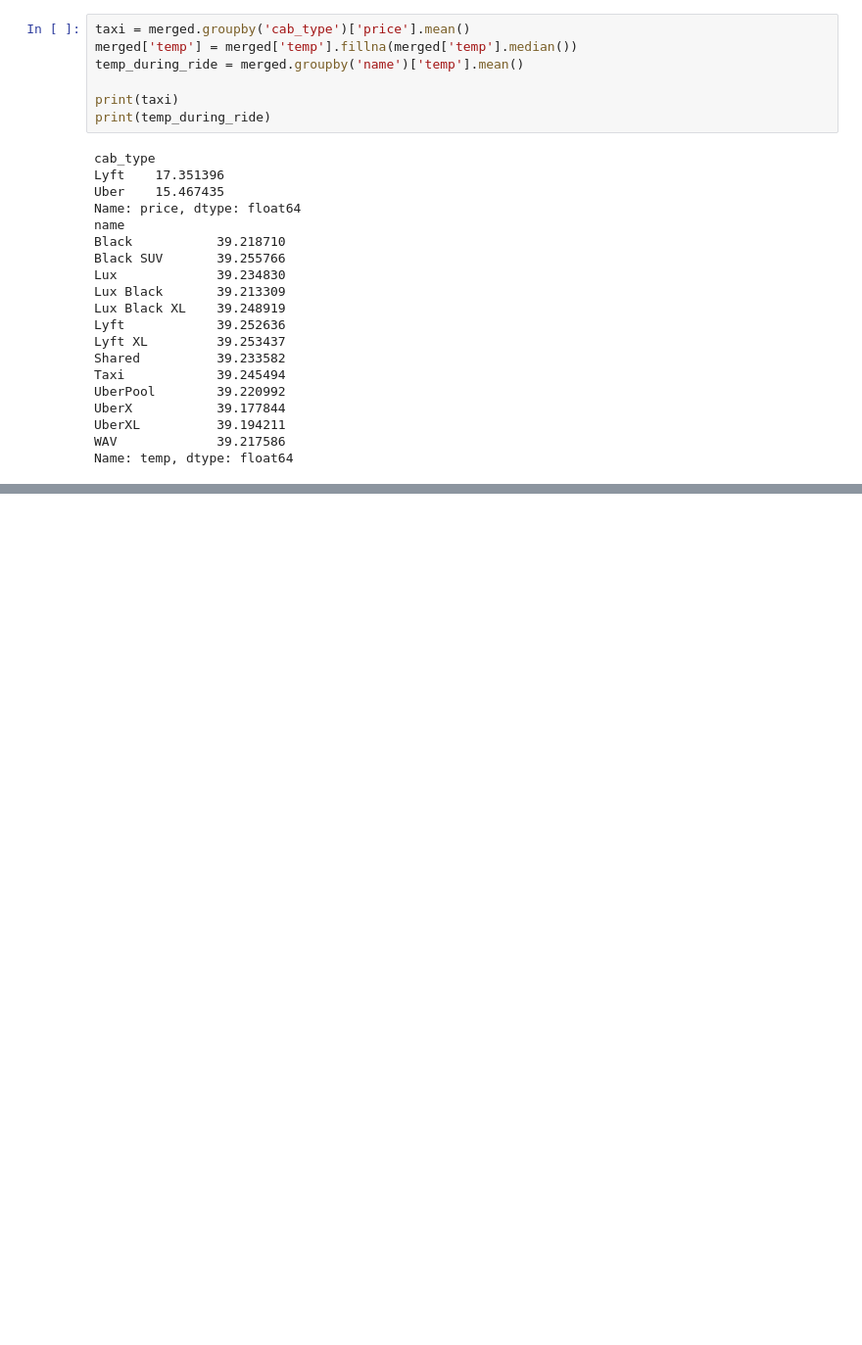
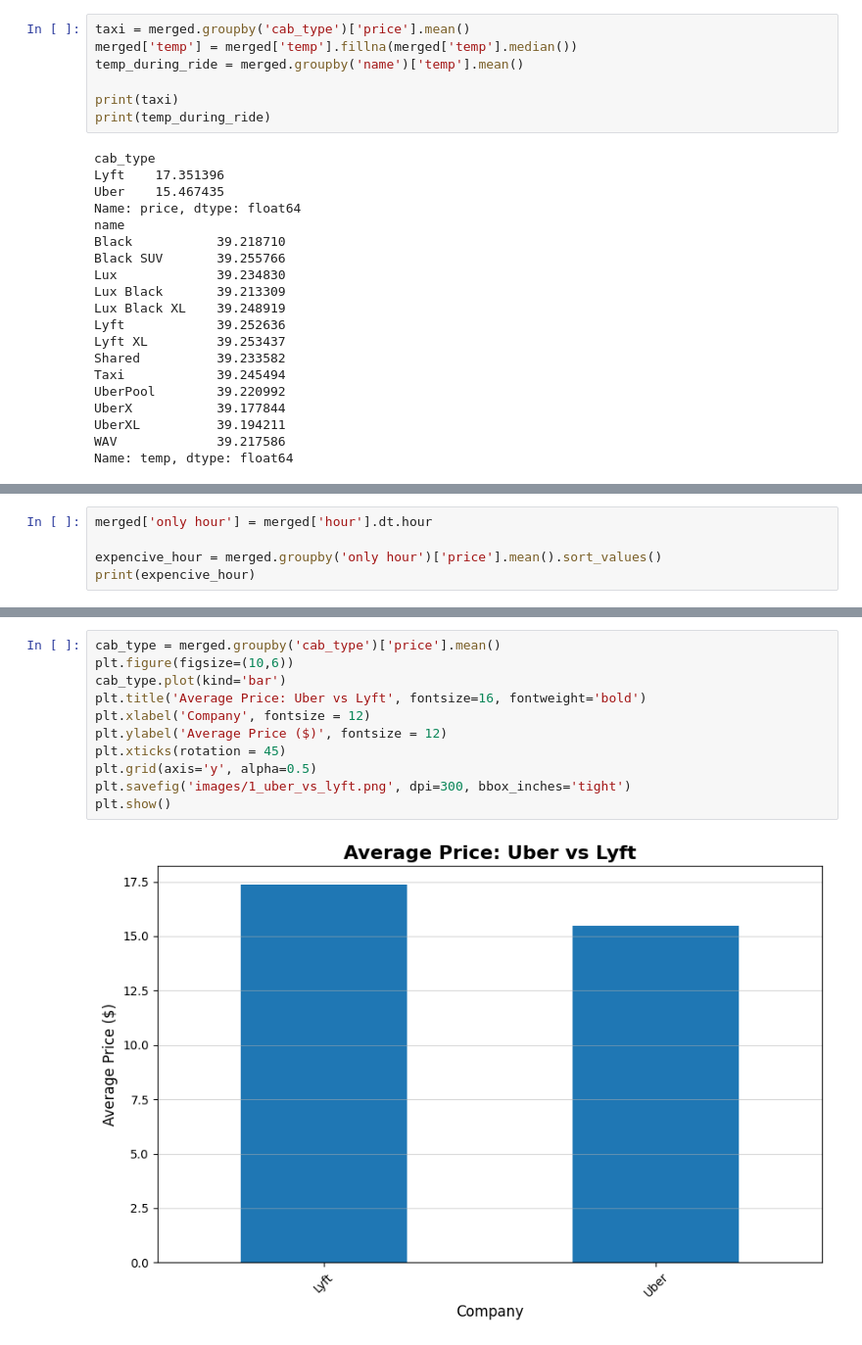
Before and after one commit to Prospis/My-way-to-DA-DS, a Jupyter notebook: Week_3_Project/uber_lyft_analysis.ipynb, the cells around one changed output, grey strips where cells are left out. Shown at 98% size. Drawn from its saved outputs; the diff is of its cells as text; blank space fills up the shorter version.

Commit message:
Complete Week 3: Uber/Lyft Analysis - 5 visualizations + README

```diff
--- a/Week_3_Project/uber_lyft_analysis.ipynb
+++ b/Week_3_Project/uber_lyft_analysis.ipynb
@@ -364,0 +370,5 @@ Name: temp, dtype: float64
+# %%
+merged['only hour'] = merged['hour'].dt.hour
+
+expencive_hour = merged.groupby('only hour')['price'].mean().sort_values()
+print(expencive_hour)
@@ -364,0 +404,13 @@ Name: temp, dtype: float64
+# %%
+cab_type = merged.groupby('cab_type')['price'].mean()
+plt.figure(figsize=(10,6))
+cab_type.plot(kind='bar')
+plt.title('Average Price: Uber vs Lyft', fontsize=16, fontweight='bold')
+plt.xlabel('Company', fontsize = 12)
+plt.ylabel('Average Price ($)', fontsize = 12)
+plt.xticks(rotation = 45)
+plt.grid(axis='y', alpha=0.5)
+plt.savefig('images/1_uber_vs_lyft.png', dpi=300, bbox_inches='tight')
+plt.show()
+# %% [output]
+[figure, added]
```
Also changed, not shown: parts of 9 cells of this notebook, 8 other files.
